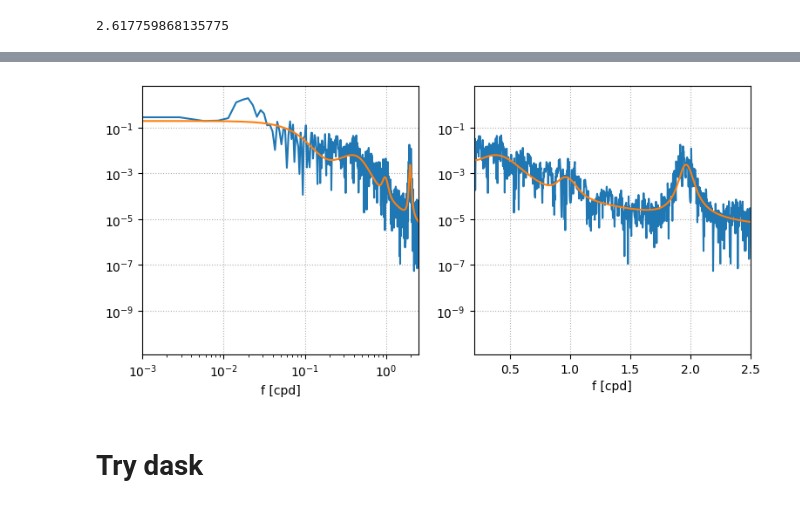
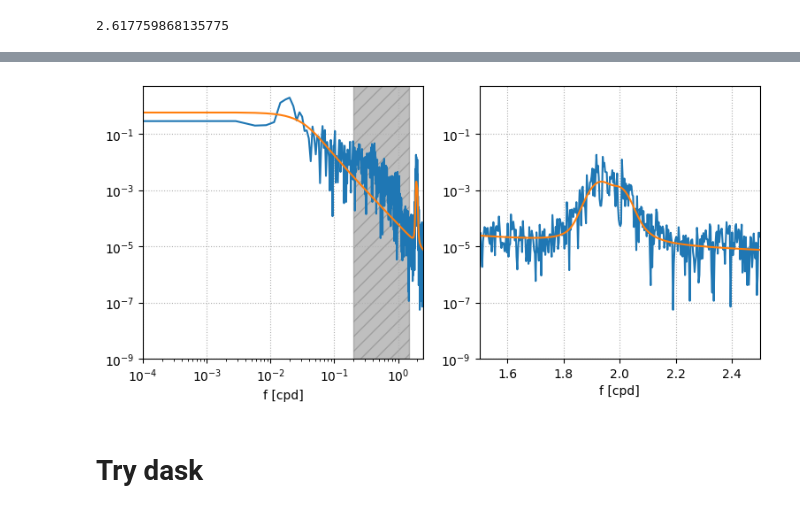
Before and after one commit to mrayson/incoherentitide, a Jupyter notebook: NOTEBOOKS/estimate_nonstat_itide_param_jax_testing.ipynb, the cells around one changed output, grey strips where cells are left out. Drawn from its saved outputs; the diff is of its cells as text; code cells hidden in the pictures.

```diff
--- a/NOTEBOOKS/estimate_nonstat_itide_param_jax_testing.ipynb
+++ b/NOTEBOOKS/estimate_nonstat_itide_param_jax_testing.ipynb
@@ -170,0 +184,3 @@ Text(0.5, 0, 'f [cpd]')
+# %%
+fidx = ((f > fmins[0]) & (f<fmaxs[0])) | ((f > fmins[1]) & (f<fmaxs[1]))
+fidx
@@ -171,6 +189,7 @@ Text(0.5, 0, 'f [cpd]')
 # %%
 %%time
-params, loss_val = nsjax.estimate_jax(y.values, X, covfunc, covparams, fmin, fmax,
+params, loss_val = nsjax.estimate_jax(y.values, X, covfunc, covparams, None, None,
+                    fidx = fidx,
                       cov_kwargs=cov_kwargs,
                       maxiter=500,
                      opt= optax.adabelief(learning_rate=1e-1),
@@ -200,29 +215,33 @@ Array([0.15655074, 4.517872  , 1.7483611 , 0.06406387, 1.6439841 ,
 # %%
 acf = covfunc(X, X[0], params, **cov_kwargs)
 f_S, S = nsjax.bochner(acf, delta=dt)
 
 acf = covfunc(X, X[0], covparams,**cov_kwargs)
 f_S, Si = nsjax.bochner(acf, delta=dt)
 
 plt.figure(figsize=(9,4))
-plt.subplot(121)
+ax=plt.subplot(121)
 plt.loglog(f, 2*I)
 plt.loglog(f_S,S)
 # plt.loglog(f_S,Si,':')
 plt.xlim(fmin, fmax)
 plt.xlabel('f [cpd]')
 plt.grid(True, ls=':')
+plt.fill_between(f, 1e-9, 5, where=~fidx,
+                color='0.5', alpha=0.5, hatch=r"//" )
+ax.set_ylim(1e-9, 5)
 
-plt.subplot(122)
+ax=plt.subplot(122)
 plt.semilogy(f, 2*I)
 plt.semilogy(f_S,S)
 # plt.semilogy(f_S,Si,':')
 
-plt.xlim(0.2, fmax)
+plt.xlim(1.5, fmax)
 plt.xlabel('f [cpd]')
+ax.set_ylim(1e-9, 5)
 plt.grid(True, ls=':')
 # %% [output]
-[figure, old version]
+[figure, new version]
 # %% [markdown]
 # Try dask
 # %%
```
Also changed, not shown: parts of 8 cells of this notebook, 3 other files.
